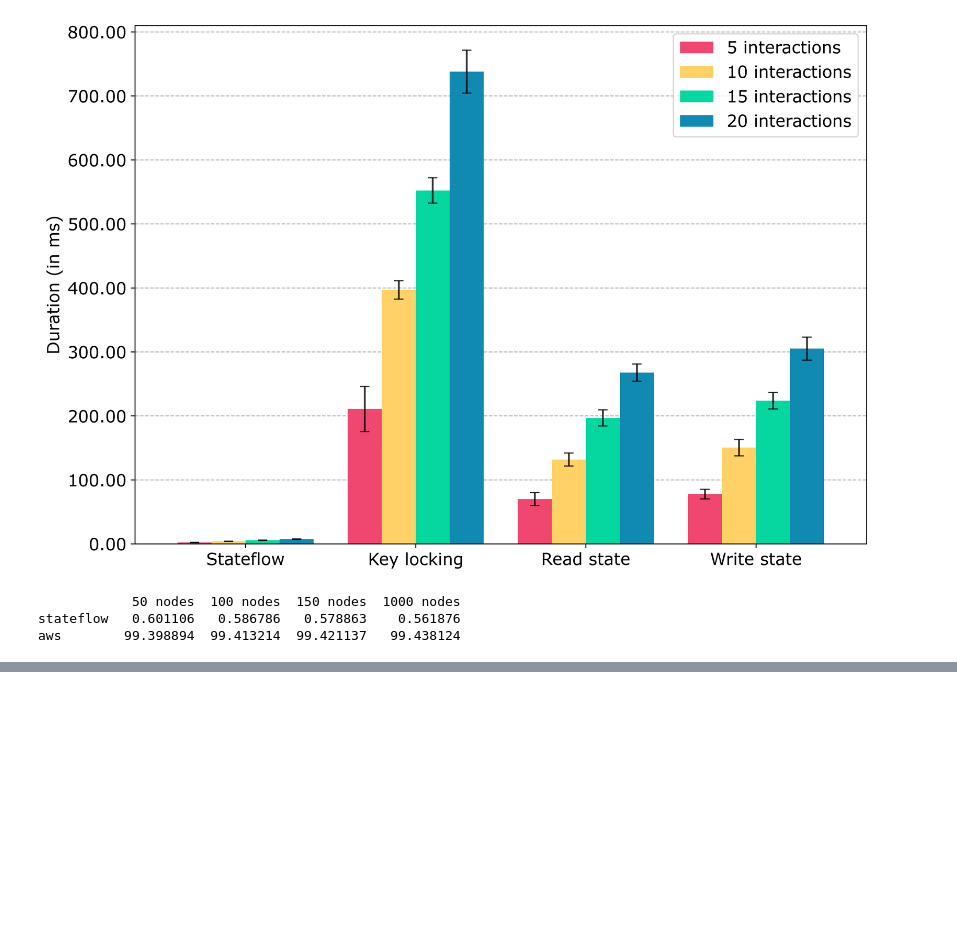
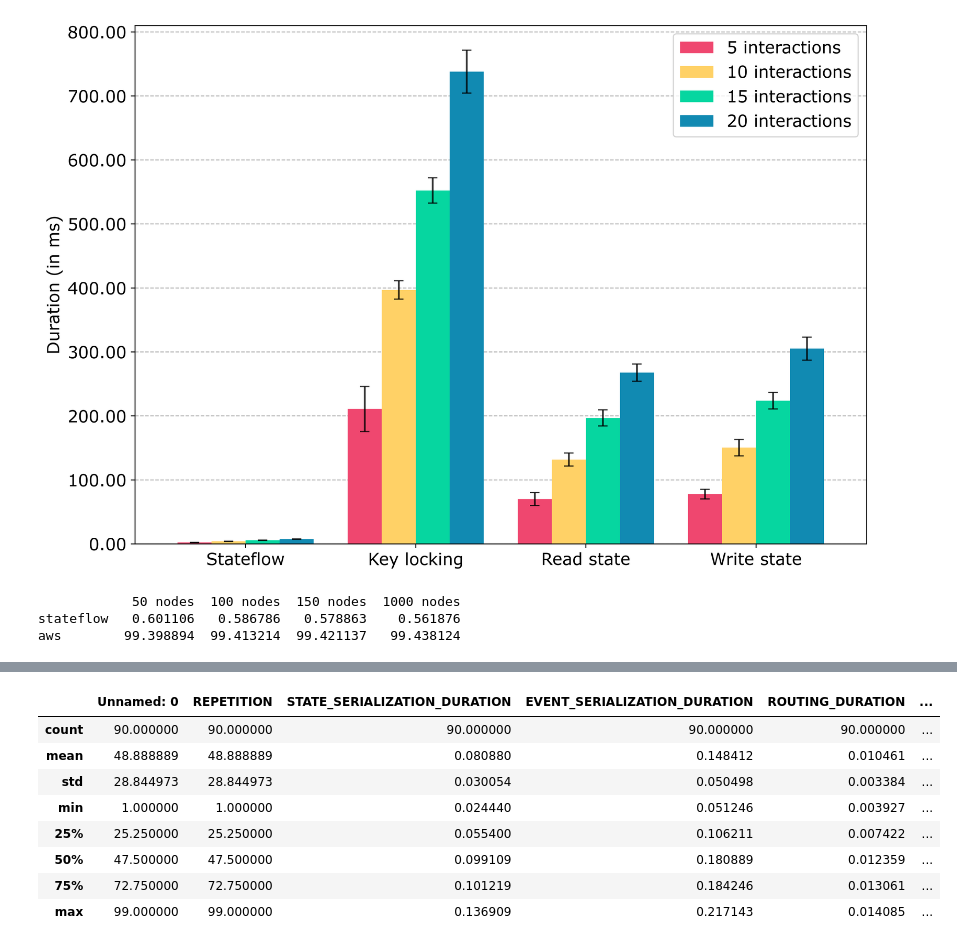
Before and after one commit to delftdata/stateflow-evaluation, a Jupyter notebook: results/overhead/overhead_results_with_runtime.ipynb, the cells around one changed output, grey strips where cells are left out. Saved outputs shown, nothing was run; the diff lists cells and outputs as text; code cells hidden in the pictures; blank space fills up the shorter version.

```diff
--- a/results/overhead/overhead_results_with_runtime.ipynb
+++ b/results/overhead/overhead_results_with_runtime.ipynb
@@ -435,0 +443,21 @@ aws        99.398894  99.413214  99.421137   99.438124
+# %%
+fiftykb_data = pd.read_csv("with_runtime/statefun_50kb.csv")
+
+columns = ["STATEFUN", "EVENT_SERIALIZATION_DURATION"]
+for column in columns:
+    fiftykb_data = fiftykb_data[fiftykb_data[column] < fiftykb_data[column].quantile(0.95)]
+
+fiftykb_data["stateflow"] = fiftykb_data["ACTOR_CONSTRUCTOR"] + fiftykb_data["ROUTING_DURATION"] + fiftykb_data["EVENT_SERIALIZATION_DURATION"] + fiftykb_data["STATE_SERIALIZATION_DURATION"]
+fiftykb_data["statefun"] = fiftykb_data["STATEFUN"] - KAFKA_ROUNDTRIP
+
+fiftykb_data.describe()
+# %% [output]
+|  | Unnamed: 0 | REPETITION | STATE_SERIALIZATION_DURATION | EVENT_SERIALIZATION_DURATION | ROUTING_DURATION | ... |
+| count | 90.000000 | 90.000000 | 90.000000 | 90.000000 | 90.000000 | ... |
+| mean | 48.888889 | 48.888889 | 0.080880 | 0.148412 | 0.010461 | ... |
+| std | 28.844973 | 28.844973 | 0.030054 | 0.050498 | 0.003384 | ... |
+| min | 1.000000 | 1.000000 | 0.024440 | 0.051246 | 0.003927 | ... |
+| 25% | 25.250000 | 25.250000 | 0.055400 | 0.106211 | 0.007422 | ... |
+| 50% | 47.500000 | 47.500000 | 0.099109 | 0.180889 | 0.012359 | ... |
+| 75% | 72.750000 | 72.750000 | 0.101219 | 0.184246 | 0.013061 | ... |
+| max | 99.000000 | 99.000000 | 0.136909 | 0.217143 | 0.014085 | ... |
```
Also changed, not shown: parts of 32 cells of this notebook, 5 other files.
